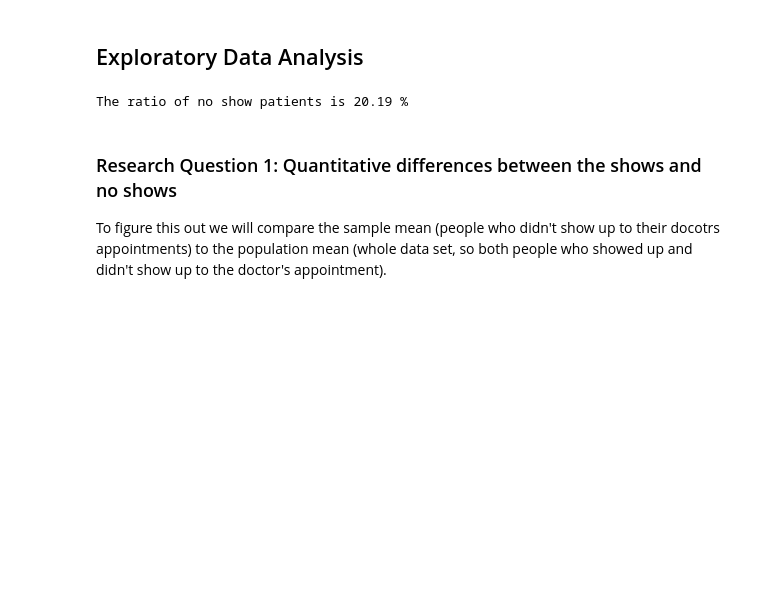
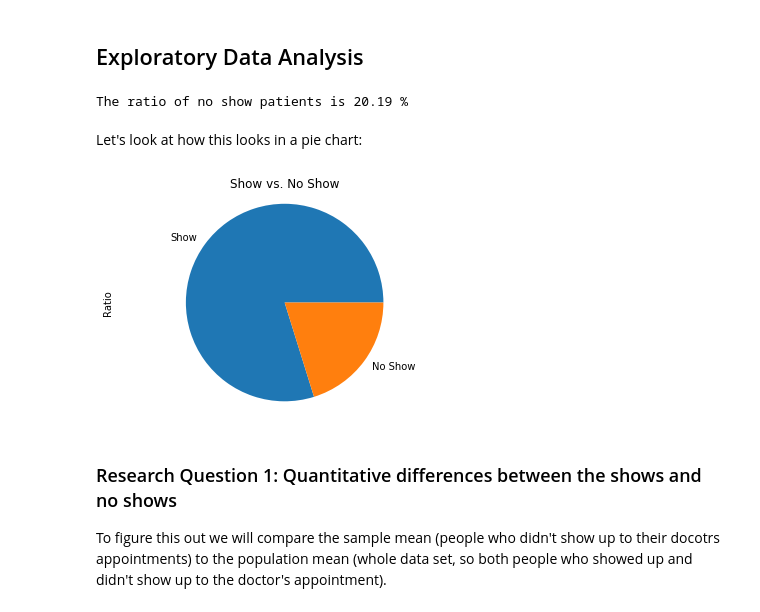
Before and after one commit to Frnaz/Investigate-No-Show-Medical-Appointments-Brazil, a Jupyter notebook: Investigate_a_Dataset.ipynb, the cells around one changed output. Drawn from its saved outputs; the diff is of its cells as text; code cells hidden in the pictures; blank space fills up the shorter version.

```diff
--- a/Investigate_a_Dataset.ipynb
+++ b/Investigate_a_Dataset.ipynb
@@ -168,6 +169,17 @@ for x in df.no_show:
 print('The ratio of no show patients is {} %'.format(round((no_show/len(df.no_show))*100, 2)))
 # %% [output]
 The ratio of no show patients is 20.19 %
+# %% [markdown]
+Let's look at how this looks in a pie chart:
+# %%
+no_show_count = df.no_show[df['no_show'] == 1].count() # calculating the count of no show patients
+df_no_show_count = pd.DataFrame([len(df) - no_show_count, no_show_count], ['Show', 'No show'])
+df_no_show_count.columns = ['Ratio']
+# %%
+df_no_show_count['Ratio'].plot(kind='pie', title='Show vs. No Show', labels=['Show', 'No Show']);
+plt.axis('equal');
+# %% [output]
+[figure, added]
 # %% [markdown]
 ### Research Question 1: Quantitative differences between the shows and no shows
 To figure this out we will compare the sample mean (people who didn't show up to their docotrs appointments) to the population mean (whole data set, so both people who showed up and didn't show up to the doctor's appointment).
```
Also changed, not shown: parts of 19 cells of this notebook, 1 other file.
